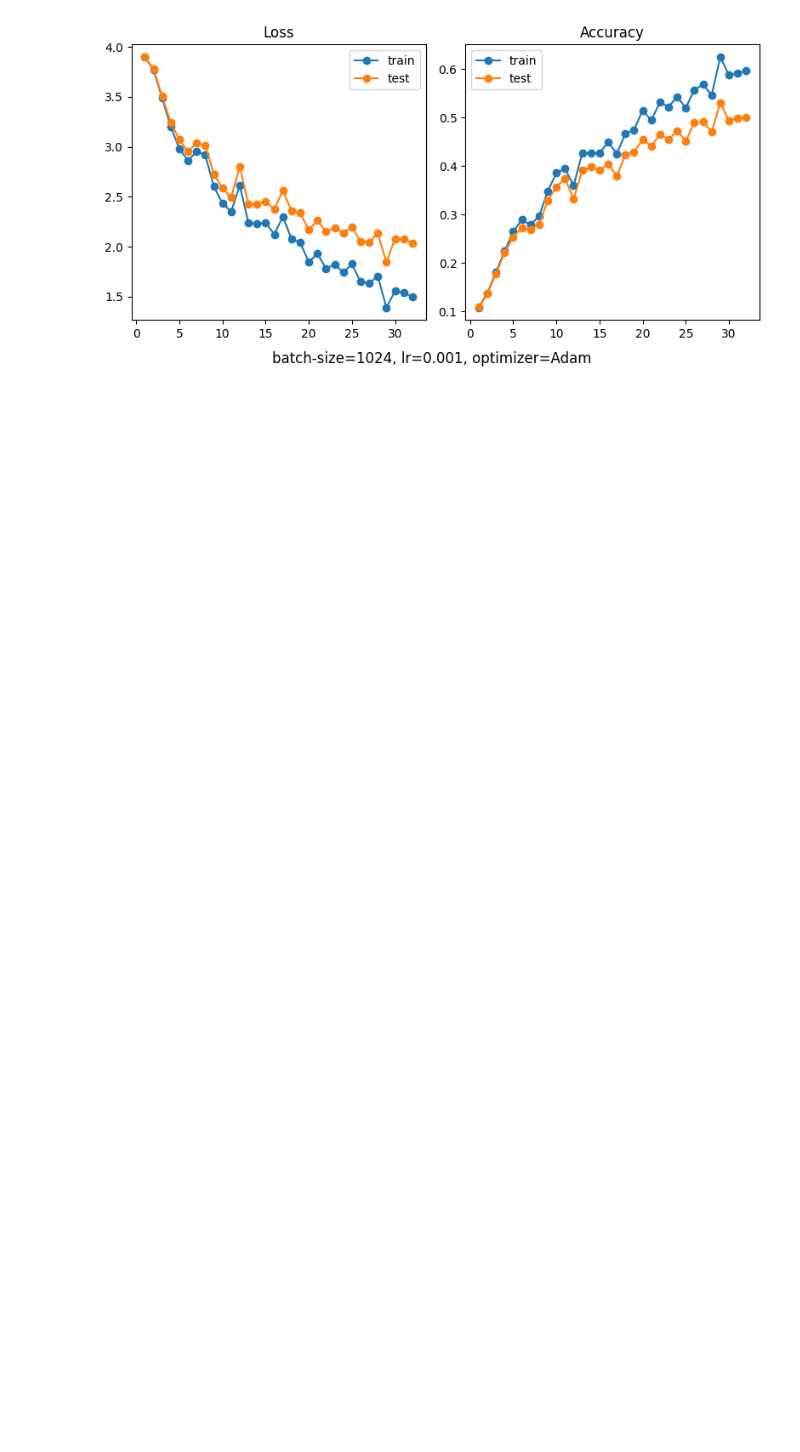
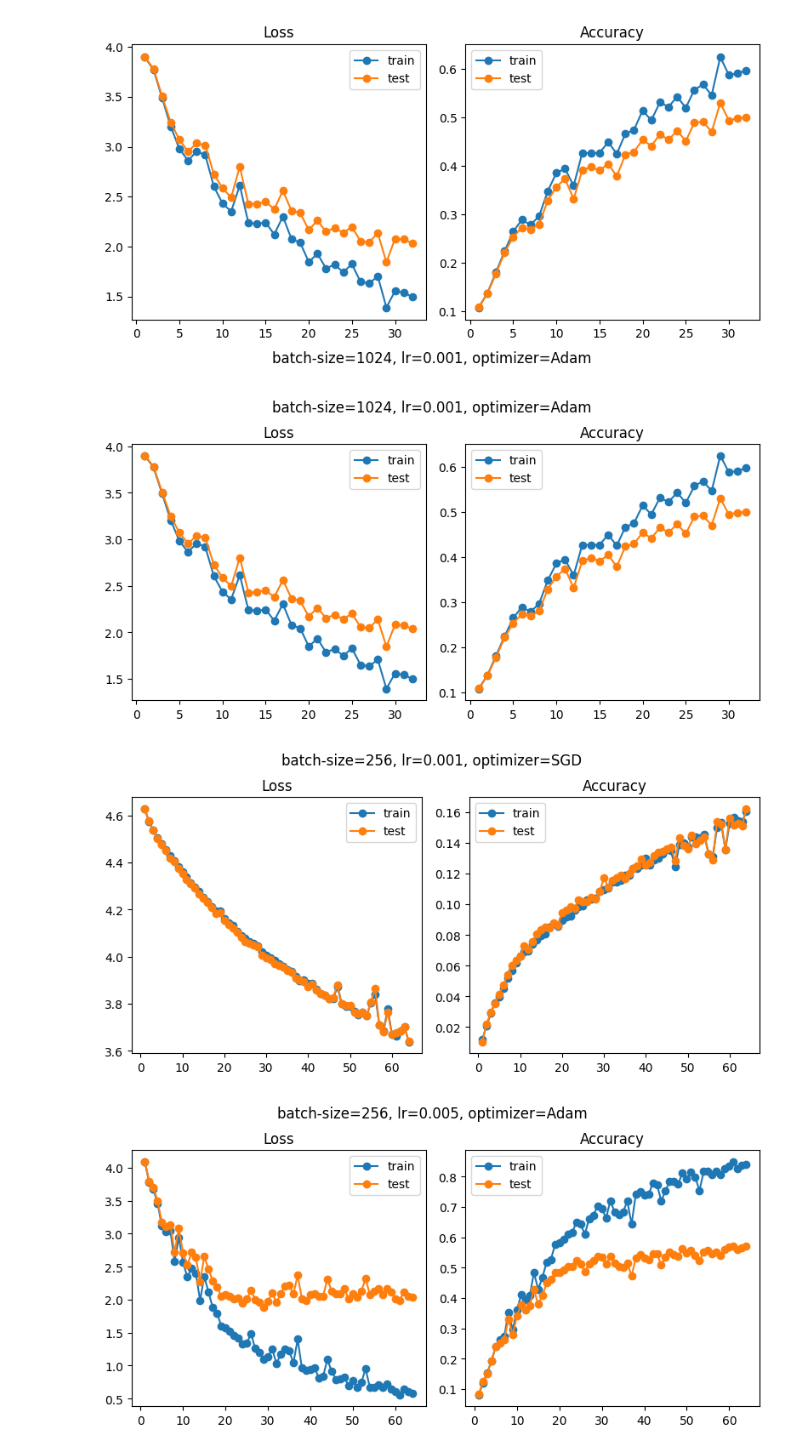
Before and after one commit to JeffShine/Image-Classification, a Jupyter notebook: logs/plot.ipynb, the cells around one changed output. Saved outputs shown, nothing was run; the diff lists cells and outputs as text; code cells hidden in the pictures; blank space fills up the shorter version.

```diff
--- a/logs/plot.ipynb
+++ b/logs/plot.ipynb
@@ -37,3 +37,54 @@ plt.tight_layout()
 plt.show()
 # %% [output]
 [figure]
+# %%
+import pandas as pd
+import matplotlib.pyplot as plt
+import os
+
+# Define the directory containing the CSV files
+logs_directory = './'
+
+# List all CSV files in the directory
+csv_files = [f for f in os.listdir(logs_directory) if f.endswith('.csv')]
+
+for filename in csv_files:
+    # Read CSV file
+    df = pd.read_csv(os.path.join(logs_directory, filename), header=None, names=['Index', 'Value1', 'Error1', 'Value2', 'Error2'])
+
+    # Read each column
+    index = df['Index']
+    train_loss = df['Value1']
+    train_acc = df['Error1']
+    test_loss = df['Value2']
+    test_acc = df['Error2']
+
+    # Create a figure and two subplots
+    fig, axs = plt.subplots(1, 2, figsize=(8, 4))
+
+    # Plot the first line chart (train-loss and test-loss)
+    axs[0].plot(index, train_loss, '-o', label='train')
+    axs[0].plot(index, test_loss, '-o', label='test')
+    axs[0].set_title('Loss')
+    axs[0].legend()
+
+    # Plot the second line chart (train-acc and test-acc)
+    axs[1].plot(index, train_acc, '-o', label='train')
+    axs[1].plot(index, test_acc, '-o', label='test')
+    axs[1].set_title('Accuracy')
+    axs[1].legend()
+
+    # Set the main title
+    plot_title = filename.replace('bs', 'batch-size=').replace('lr', 'lr=').replace('opt', 'optimizer=').replace('.csv', '').replace('_', ', ')
+    fig.suptitle(plot_title)
+
+    # Adjust layout
+    plt.tight_layout()
+    plt.subplots_adjust(top=0.85)  # Adjust top to make room for the title
+
+    # Show the plot
+    plt.show()
+# %% [output]
+[figure, added]
+[figure, added]
+[figure, added]
```
Also changed, not shown: parts of 1 cell of this notebook, 11 other files.
